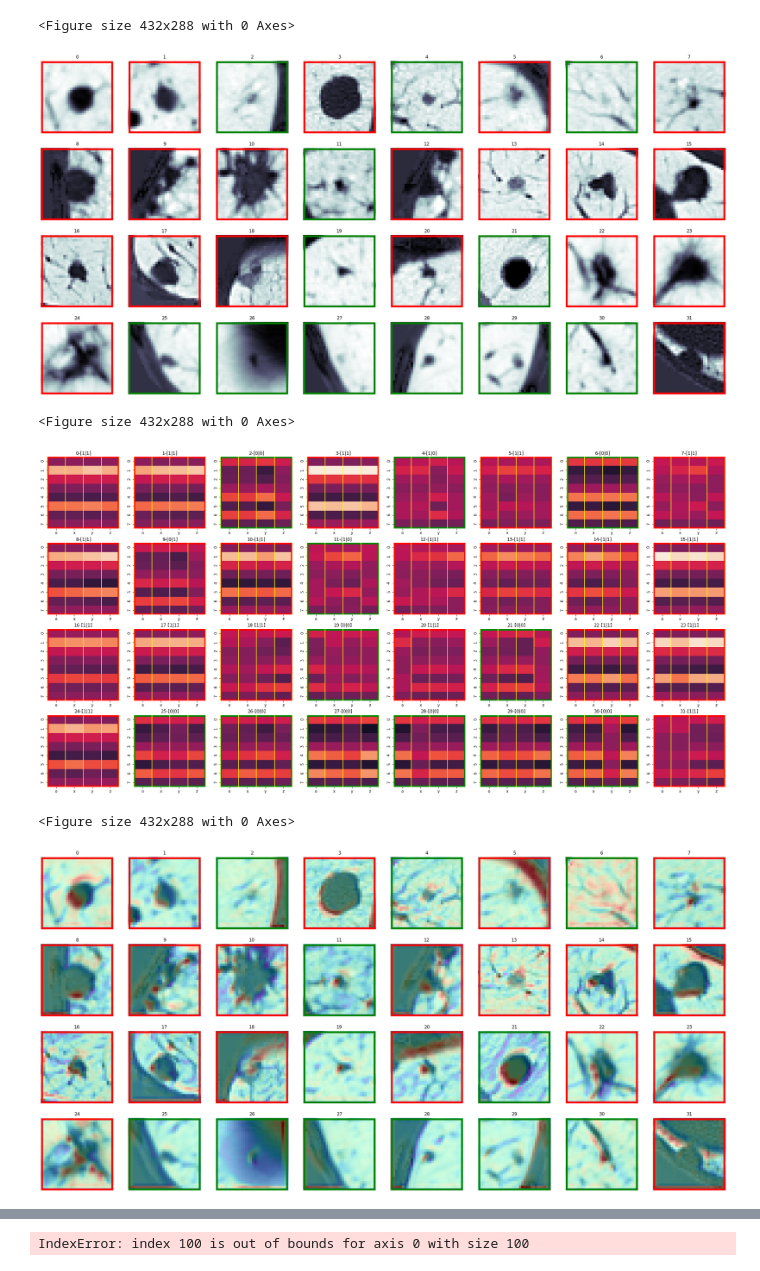
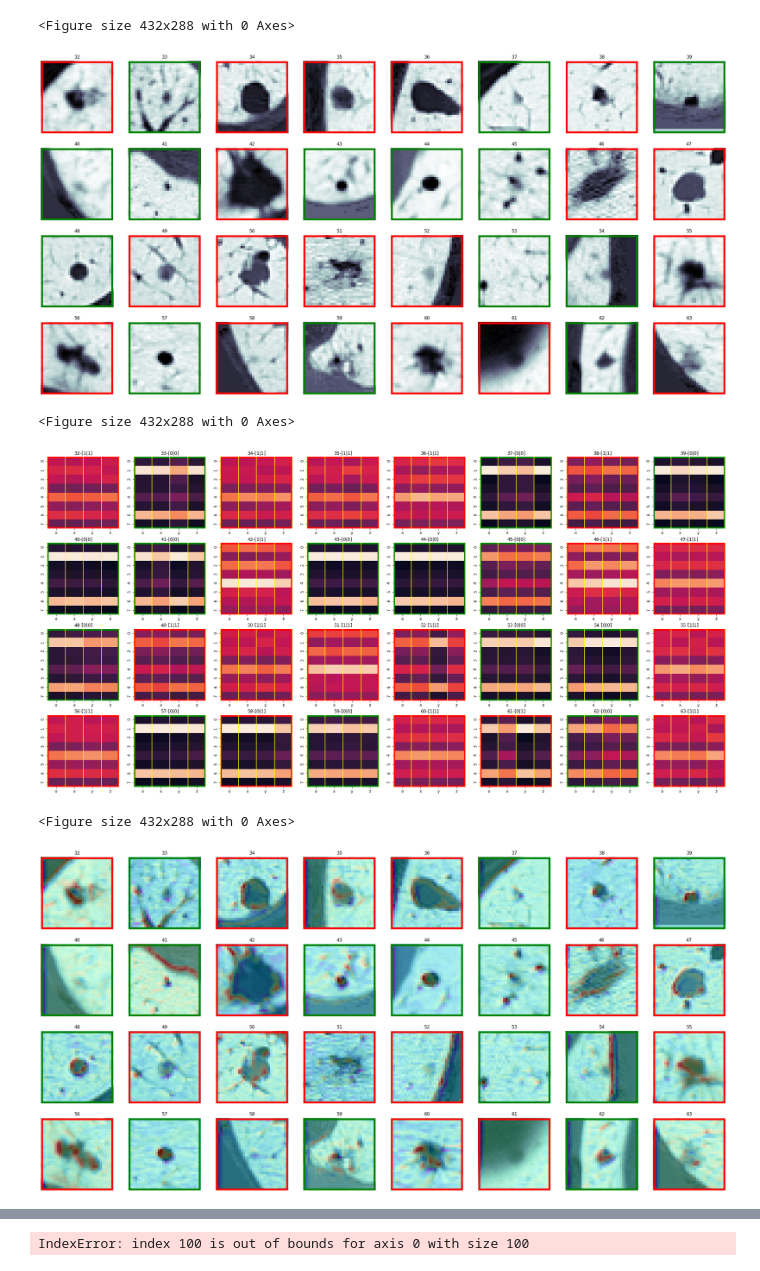
Before and after one commit to hthieu166/ece549-plumonary-nods-classification, a Jupyter notebook: NAS-Lung/notebooks/view_data.ipynb, the cells around one changed output, grey strips where cells are left out. Saved outputs shown, nothing was run; the diff lists cells and outputs as text; code cells hidden in the pictures.

```diff
--- a/NAS-Lung/notebooks/view_data.ipynb
+++ b/NAS-Lung/notebooks/view_data.ipynb
@@ -26,19 +31,19 @@ plot_slices(nod_npy[::-1,:,:], 0)
 # %%
 # exp_id  = "nas-model-1-angle-expr-4"
-nod_ids, preds, gts, feats, sp_attn_maps = read_test_data("multi-views-expr-4", 4)
+nod_ids, preds, gts, feats, sp_attn_maps = read_test_data("multi-views-expr-4", 1)
 incorrect_preds = np.where(preds != gts)[0]
 # %%
-viz_lst = np.arange(32)
+viz_lst = np.arange(32)+32
 #Plot nodule images
 plot_imgs_grid(plot_nodule_img, viz_lst , nod_ids, gts, nrows=4, ncols=8)
 #Plot features vectors
 plot_imgs_grid(plot_feature_vector, viz_lst, feats, preds, gts, nrows=4, ncols=8)
 #Plot heat map
-plot_imgs_grid(plot_nodule_sp_attention, viz_lst, nod_ids, gts, sp_attn_maps, nrows=4, ncols=8)
+plot_imgs_grid(plot_nodule_sp_attention, viz_lst, nod_ids, gts, sp_attn_maps, 0, nrows=4, ncols=8)
 # %% [output]
 <Figure size 432x288 with 0 Axes>
-[figure, old version]
+[figure, new version]
 <Figure size 432x288 with 0 Axes>
-[figure, old version]
+[figure, new version]
 <Figure size 432x288 with 0 Axes>
-[figure, old version]
+[figure, new version]
```
Also changed, not shown: parts of 14 cells of this notebook, 14 other files.
